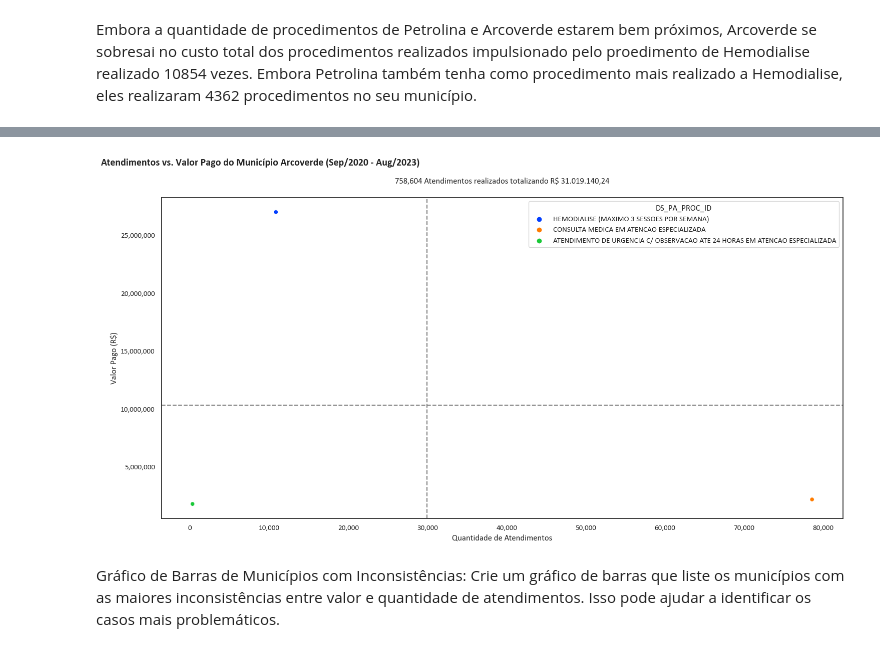
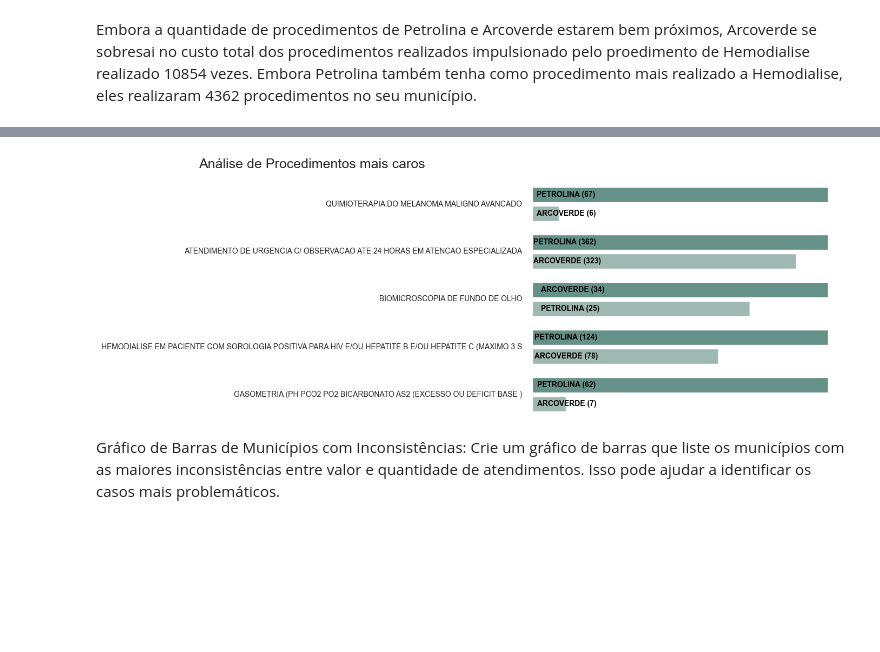
Before and after one commit to Vinicius-Luiz/etl_data_analisys_sia_python, a Jupyter notebook: 004_Data_Analysis.ipynb, the cells around one changed output, grey strips where cells are left out. Cells and saved outputs as stored; diff of their text form; code cells hidden in the pictures; blank space fills up the shorter version.

```diff
--- a/004_Data_Analysis.ipynb
+++ b/004_Data_Analysis.ipynb
@@ -678,4 +559,0 @@ plot_scatter_223(rank='RANK_VALAPR', ds_pa_ufmun = 'PETROLINA', num_explain=3, i
-# %%
-plot_scatter_223(rank='RANK_VALAPR', ds_pa_ufmun = 'ARCOVERDE', num_explain=3, ignore_others=True)
-# %% [output]
-[figure, removed]
@@ -682,3 +685,7 @@ plot_scatter_223(rank='RANK_VALAPR', ds_pa_ufmun = 'ARCOVERDE', num_explain=3, i
+# %%
+plot_bar_213(min_qtd_ufmun=20, top_proc=5, top_ufmun=5, select_ufmun=['PETROLINA', 'ARCOVERDE'])
+# %% [output]
+[figure, added]
 # %% [markdown]
 Gráfico de Barras de Municípios com Inconsistências: Crie um gráfico de barras que liste os municípios com as maiores inconsistências entre valor e quantidade de atendimentos. Isso pode ajudar a identificar os casos mais problemáticos.
 # %% [markdown]
```
Also changed, not shown: parts of 17 cells of this notebook.
